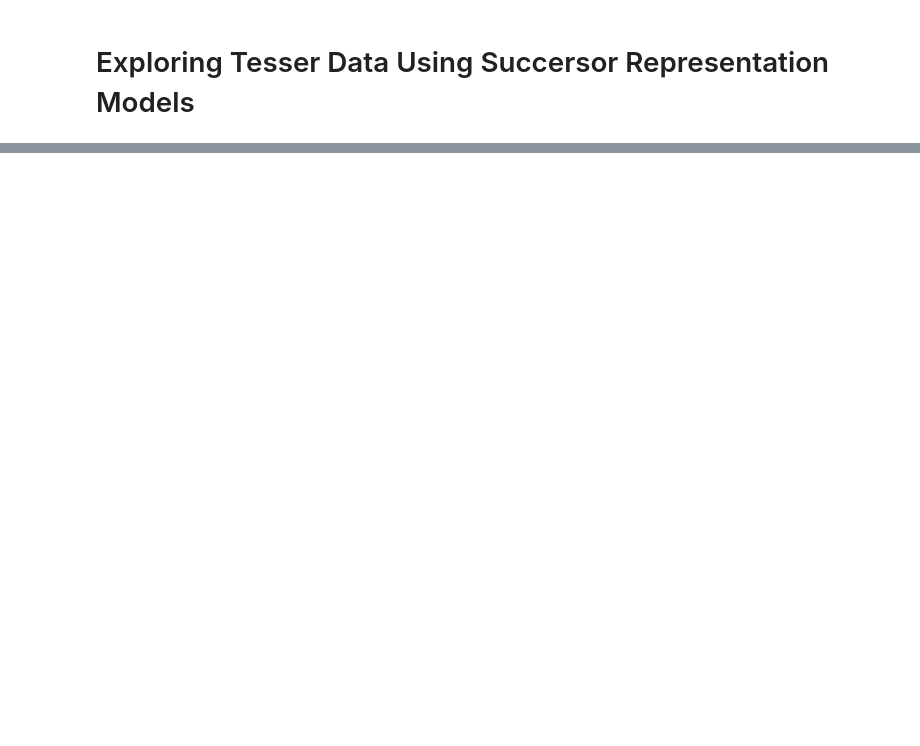
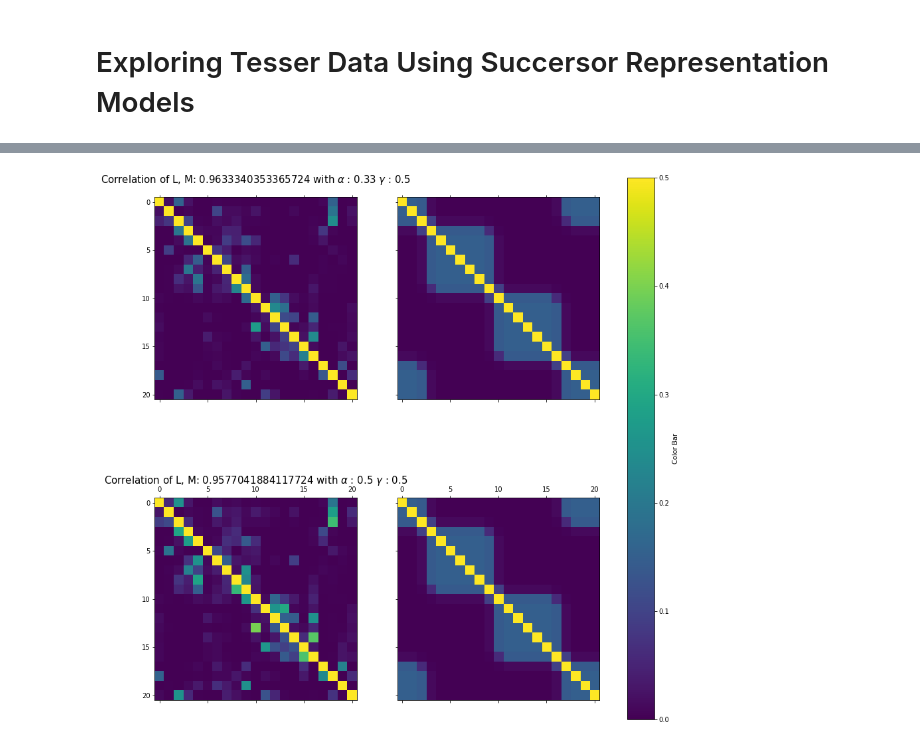
Before and after one commit to prestonlab/tesser_successor, a Jupyter notebook: tesser_models/main_tesser.ipynb, the cells around one changed output, grey strips where cells are left out. Saved outputs shown, nothing was run; the diff lists cells and outputs as text; code cells hidden in the pictures; blank space fills up the shorter version.

```diff
--- a/tesser_models/main_tesser.ipynb
+++ b/tesser_models/main_tesser.ipynb
@@ -355,0 +392,5 @@ transposed_track_alpha_with_learning_rmd_change(12,0.5)
+# %%
+alpha_data = np.array(new_data[0])
+corr_data = np.array(new_data[1])
+ploting_data= {'alpha': alpha_data, 'correlation data':corr_data }
+df = pd.DataFrame(data = ploting_data)
@@ -355,0 +412,26 @@ transposed_track_alpha_with_learning_rmd_change(12,0.5)
+# %%
+min_val = corr_data[-1]
+max_alpha = np.around(alpha_data[max_index], decimals=2)
+min_alpha = np.around(.5, decimals=2)
+
+figsize=(15,15)
+figure, axes_corr = plt.subplots(nrows=2, ncols=2,figsize=figsize ,sharex='col', sharey='row')
+plt.subplots_adjust(hspace=0.25)
+for a,count in zip([max_alpha, min_alpha], [0,1]):
+    L = compute_limit_matrix (.5)
+    L_vector = L.flatten()
+    M = repeat(subj_num =1, gamma=0.5, alpha = a)
+    M_vector = M.flatten()
+    img = axes_corr[count,0].matshow (M, vmin = 0, vmax = .5)
+
+
+
+    opt = np.dot (L_vector, M_vector) / (la.norm (L_vector) * la.norm (M_vector))
+
+
+    img = axes_corr[count,1].matshow (L, vmin = 0, vmax = .5)
+    axes_corr[count,0].set_title('Correlation of L, M: '+ str(opt)+" with "r'$\alpha$ : '+str(a)+" "r'$\gamma$ : '+str(0.5), size = 15)
+cbar = figure.colorbar(img, ax =axes_corr.ravel().tolist())
+cbar.set_label('Color Bar')
+# %% [output]
+[figure, added]
```
Also changed, not shown: parts of 17 cells of this notebook, 2 other files.
